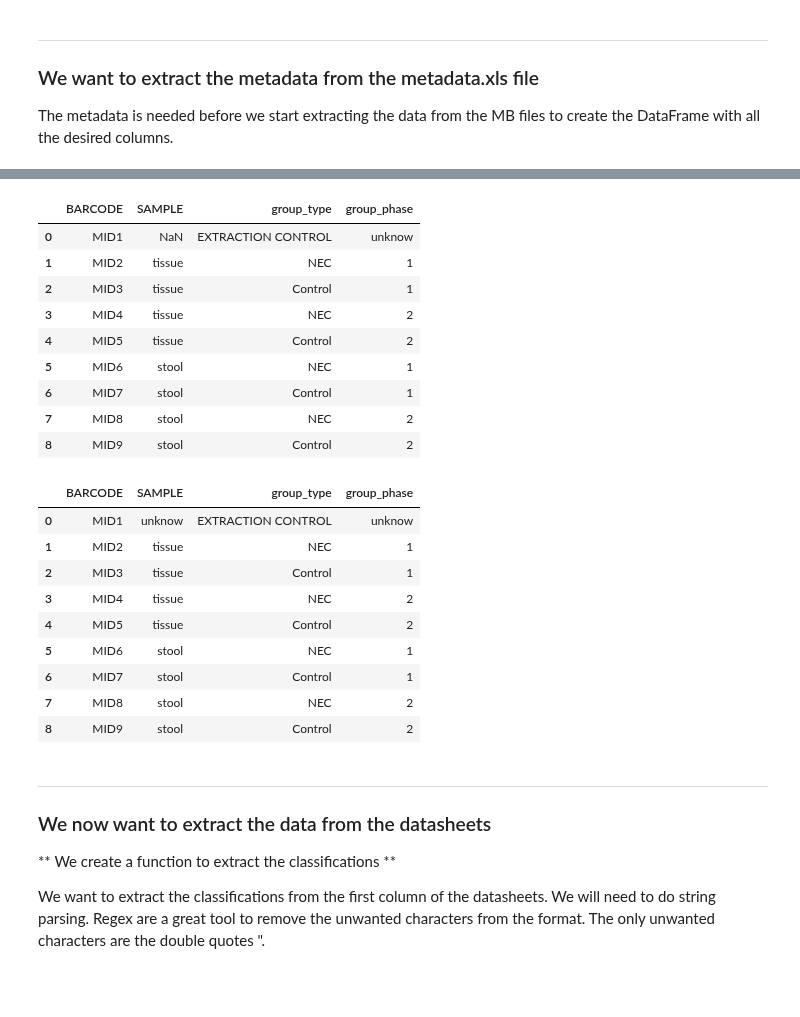
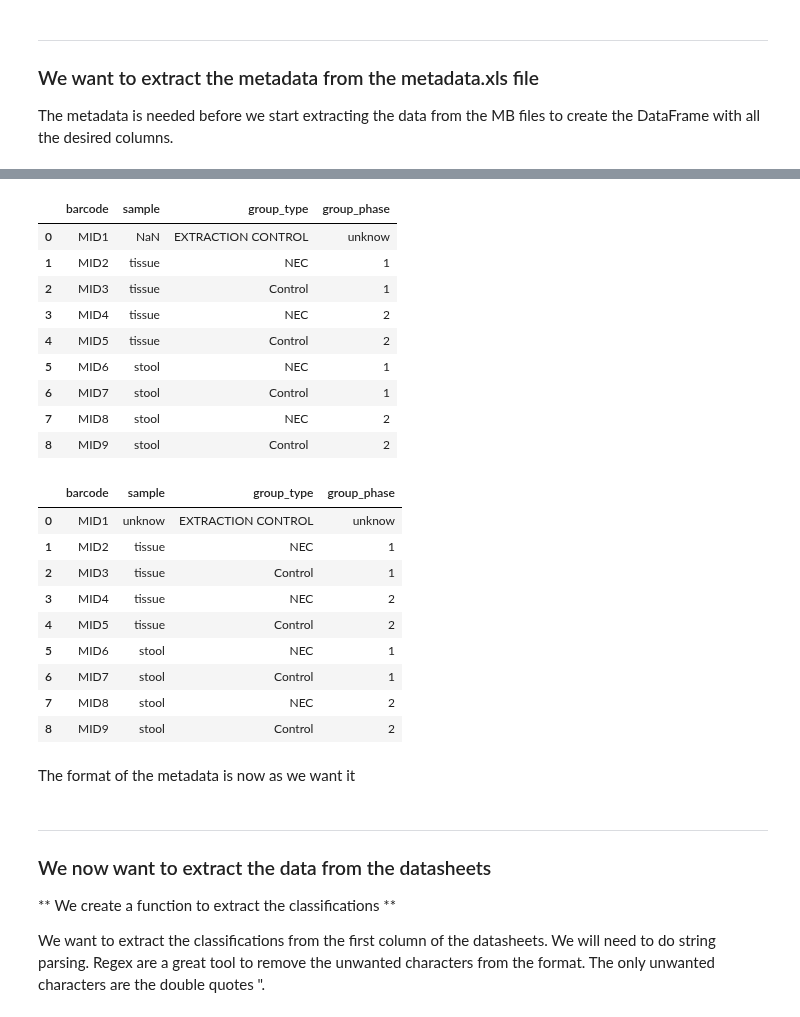
Before and after one commit to vincenzobaz/VBTALL-ADA2017, a Jupyter notebook: Homework 1.ipynb, the cells around one changed output, grey strips where cells are left out. Drawn from its saved outputs; the diff is of its cells as text; code cells hidden in the pictures; blank space fills up the shorter version.

Commit message:
Pretty much complete, need to check if we want value in 1 data set or in multiple ones like done here

```diff
--- a/Homework 1.ipynb
+++ b/Homework 1.ipynb
@@ -356,4 +359,4 @@ The metadata is needed before we start extracting the data from the MB files to
 # %%
 #The actual name of the excel sheet is "Sheet1" and not "Sheet 1" as in the other files.
 metadata_raw = pd.read_excel(MICROBIOME_FOLDER+"/metadata.xls", sheetname='Sheet1', header=0)
-metadata_raw
+metadata_raw.columns = metadata_raw.columns.str.lower()
@@ -371,6 +363,6 @@ metadata_raw
 # %%
 ## Extract group phase and group type
-group = metadata_raw.GROUP
+group = metadata_raw["group"]
 group_type = []
 group_phase = []
 for index in range(len(group)):                # Index progression must be upward!
@@ -385,10 +377,10 @@ for index in range(len(group)):                # Index progression must be upwar
 # %%
 metadata_raw['group_type'] = pd.Series(group_type)
 metadata_raw['group_phase'] = pd.Series(group_phase)
-metadata = metadata_raw.drop("GROUP",  axis=1)
+metadata = metadata_raw.drop("group",  axis=1)
 metadata
 # %% [output]
-|  | BARCODE | SAMPLE | group_type | group_phase |
+|  | barcode | sample | group_type | group_phase |
 | 0 | MID1 | NaN | EXTRACTION CONTROL | unknow |
 | 1 | MID2 | tissue | NEC | 1 |
 | 2 | MID3 | tissue | Control | 1 |
@@ -400,10 +392,10 @@ metadata
 | 8 | MID9 | stool | Control | 2 |
 # %%
 ## make sure SAMPLE doesn't contain NaN
-metadata.SAMPLE.fillna(value="unknow", inplace=True)
+metadata["sample"].fillna(value="unknow", inplace=True)
 metadata
 # %% [output]
-|  | BARCODE | SAMPLE | group_type | group_phase |
+|  | barcode | sample | group_type | group_phase |
 | 0 | MID1 | unknow | EXTRACTION CONTROL | unknow |
 | 1 | MID2 | tissue | NEC | 1 |
 | 2 | MID3 | tissue | Control | 1 |
@@ -413,6 +405,8 @@ metadata
 | 6 | MID7 | stool | Control | 1 |
 | 7 | MID8 | stool | NEC | 2 |
 | 8 | MID9 | stool | Control | 2 |
+# %% [markdown]
+The format of the metadata is now as we want it
 # %% [markdown]
 ***
 ### We now want to extract the data from the datasheets
```
Also changed, not shown: parts of 14 cells of this notebook.
